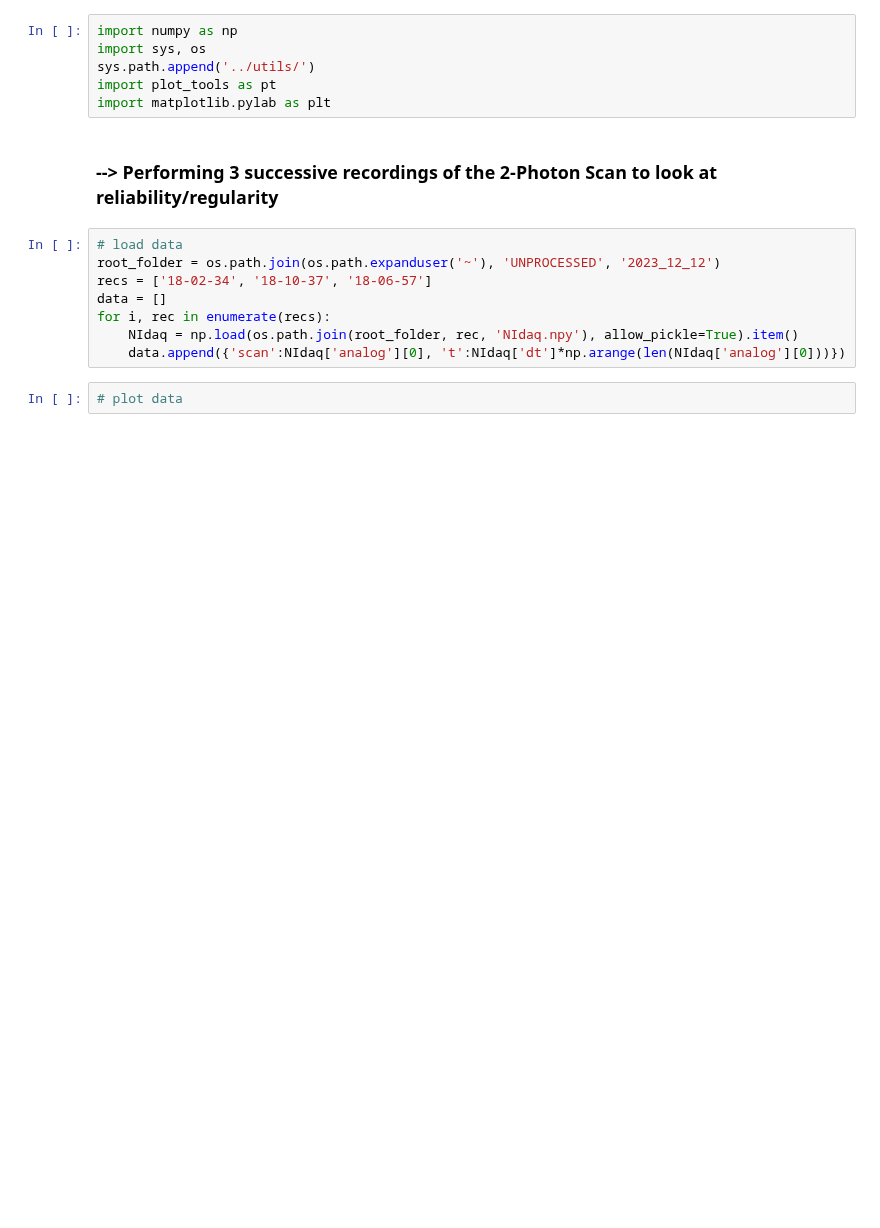
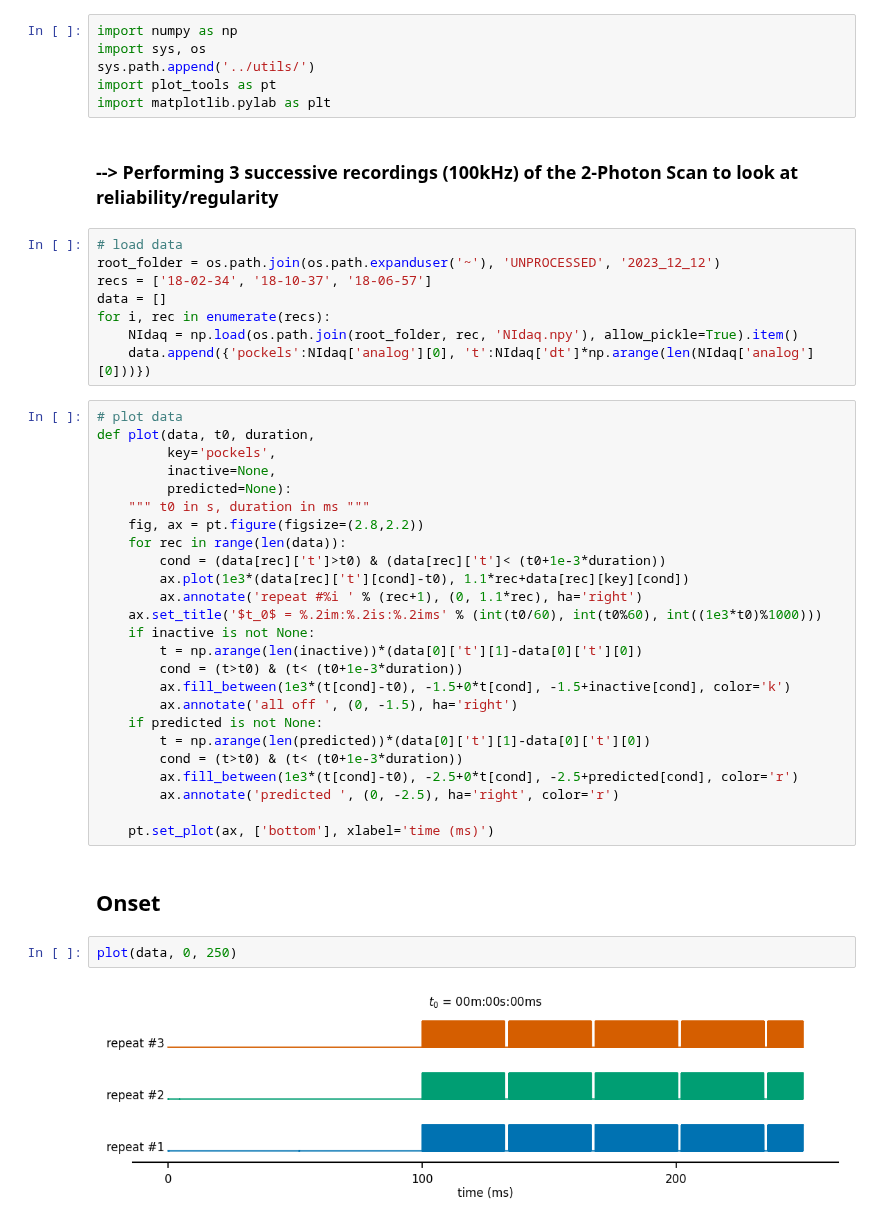
Before and after one commit to LauraGonzalez2000/Lab-notebook, a Jupyter notebook: src/physion/imaging/2P-Scanning-Properties.ipynb, the cells around one changed output. Cells and saved outputs as stored; diff of their text form; blank space fills up the shorter version.

```diff
--- a/src/physion/imaging/2P-Scanning-Properties.ipynb
+++ b/src/physion/imaging/2P-Scanning-Properties.ipynb
@@ -7,7 +7,7 @@ sys.path.append('../utils/')
 import plot_tools as pt
 import matplotlib.pylab as plt
 # %% [markdown]
-### --> Performing 3 successive recordings of the 2-Photon Scan to look at reliability/regularity
+### --> Performing 3 successive recordings (100kHz) of the 2-Photon Scan to look at reliability/regularity
 # %%
 # load data
 root_folder = os.path.join(os.path.expanduser('~'), 'UNPROCESSED', '2023_12_12')
@@ -15,6 +15,35 @@ recs = ['18-02-34', '18-10-37', '18-06-57']
 data = []
 for i, rec in enumerate(recs):
     NIdaq = np.load(os.path.join(root_folder, rec, 'NIdaq.npy'), allow_pickle=True).item()
-    data.append({'scan':NIdaq['analog'][0], 't':NIdaq['dt']*np.arange(len(NIdaq['analog'][0]))})
+    data.append({'pockels':NIdaq['analog'][0], 't':NIdaq['dt']*np.arange(len(NIdaq['analog'][0]))})
-# %%
-# plot data
+# %%
+# plot data
+def plot(data, t0, duration,
+         key='pockels',
+         inactive=None,
+         predicted=None):
+    """ t0 in s, duration in ms """
+    fig, ax = pt.figure(figsize=(2.8,2.2))
+    for rec in range(len(data)):
+        cond = (data[rec]['t']>t0) & (data[rec]['t']< (t0+1e-3*duration))
+        ax.plot(1e3*(data[rec]['t'][cond]-t0), 1.1*rec+data[rec][key][cond])
+        ax.annotate('repeat #%i ' % (rec+1), (0, 1.1*rec), ha='right')
+    ax.set_title('$t_0$ = %.2im:%.2is:%.2ims' % (int(t0/60), int(t0%60), int((1e3*t0)%1000)))
+    if inactive is not None:
+        t = np.arange(len(inactive))*(data[0]['t'][1]-data[0]['t'][0])
+        cond = (t>t0) & (t< (t0+1e-3*duration))
+        ax.fill_between(1e3*(t[cond]-t0), -1.5+0*t[cond], -1.5+inactive[cond], color='k')
+        ax.annotate('all off ', (0, -1.5), ha='right')
+    if predicted is not None:
+        t = np.arange(len(predicted))*(data[0]['t'][1]-data[0]['t'][0])
+        cond = (t>t0) & (t< (t0+1e-3*duration))
+        ax.fill_between(1e3*(t[cond]-t0), -2.5+0*t[cond], -2.5+predicted[cond], color='r')
+        ax.annotate('predicted ', (0, -2.5), ha='right', color='r')
+
+    pt.set_plot(ax, ['bottom'], xlabel='time (ms)')
+# %% [markdown]
+## Onset
+# %%
+plot(data, 0, 250)
+# %% [output]
+[figure, added]
```
Also changed, not shown: parts of 14 cells of this notebook.
